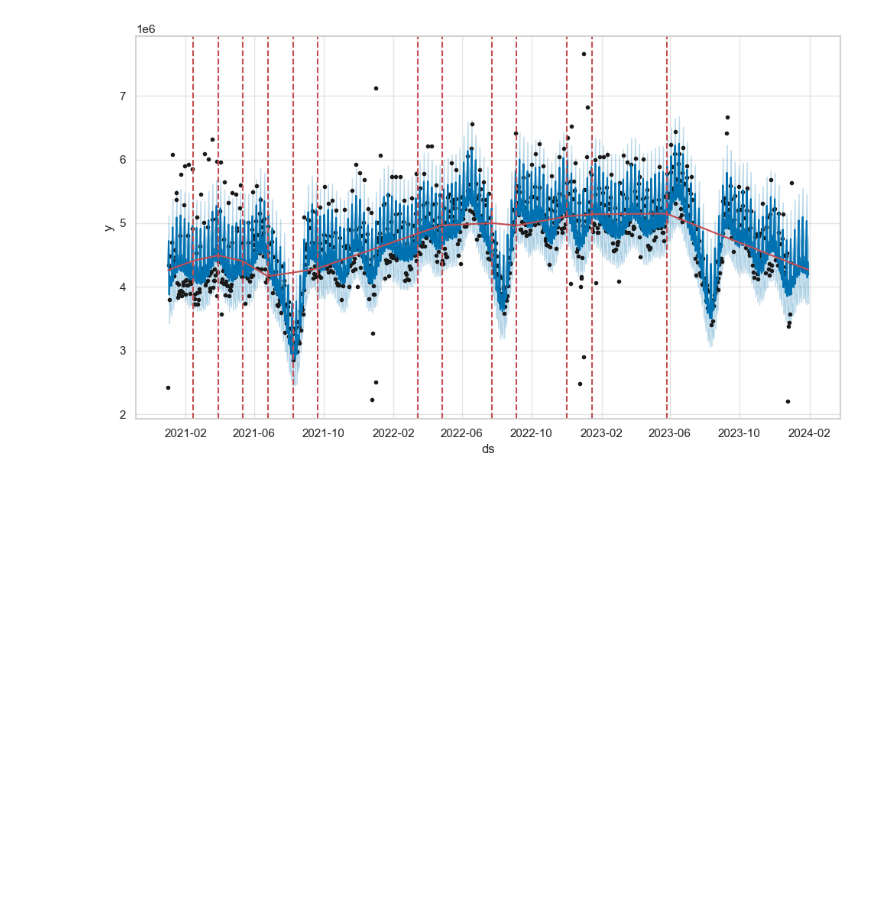
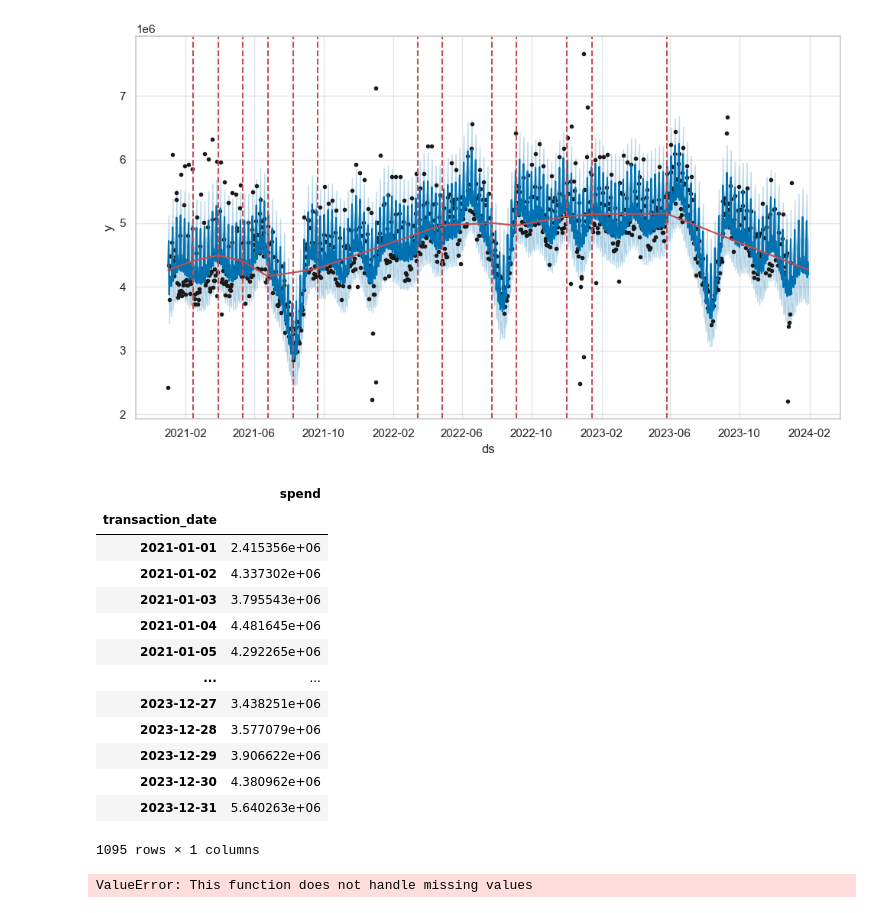
Before and after one commit to shriman/time-series-anomaly, a Jupyter notebook: notebooks/main.ipynb, the cells around one changed output. Saved outputs shown, nothing was run; the diff lists cells and outputs as text; code cells hidden in the pictures; blank space fills up the shorter version.

```diff
--- a/notebooks/main.ipynb
+++ b/notebooks/main.ipynb
@@ -746,3 +752,31 @@ a = add_changepoints_to_plot(fig.gca(), pro_change, forecast)
 02:16:07 - cmdstanpy - INFO - Chain [1] start processing
 02:16:07 - cmdstanpy - INFO - Chain [1] done processing
 [figure]
+# %%
+data.drop(columns=['spend_diff'],  inplace=True)
+# %%
+data
+# %% [output]
+|  | spend |
+| transaction_date |  |
+| 2021-01-01 | 2.415356e+06 |
+| 2021-01-02 | 4.337302e+06 |
+| 2021-01-03 | 3.795543e+06 |
+| 2021-01-04 | 4.481645e+06 |
+| 2021-01-05 | 4.292265e+06 |
+| ... | ... |
+| 2023-12-27 | 3.438251e+06 |
+| 2023-12-28 | 3.577079e+06 |
+| 2023-12-29 | 3.906622e+06 |
+| 2023-12-30 | 4.380962e+06 |
+| 2023-12-31 | 5.640263e+06 |
+1095 rows × 1 columns
+# %%
+## Model building using statsmodels SARIMAX
+# Seasonal decomposition
+decomposition = seasonal_decompose(data, model='additive', period=7)
+plt.figure(figsize=(12,8))
+decomposition.plot()
+plt.show()
+# %% [output]
+ValueError: This function does not handle missing values
```
Also changed, not shown: parts of 3 cells of this notebook.
